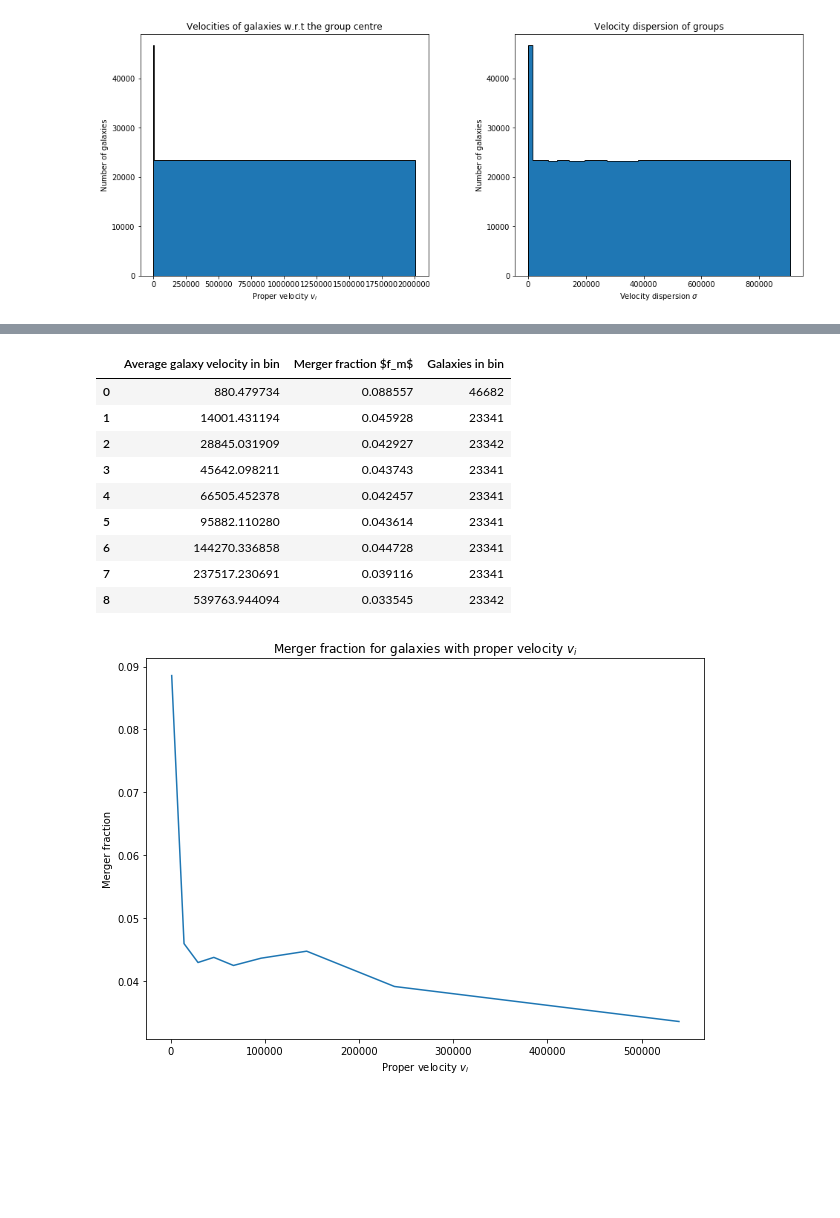
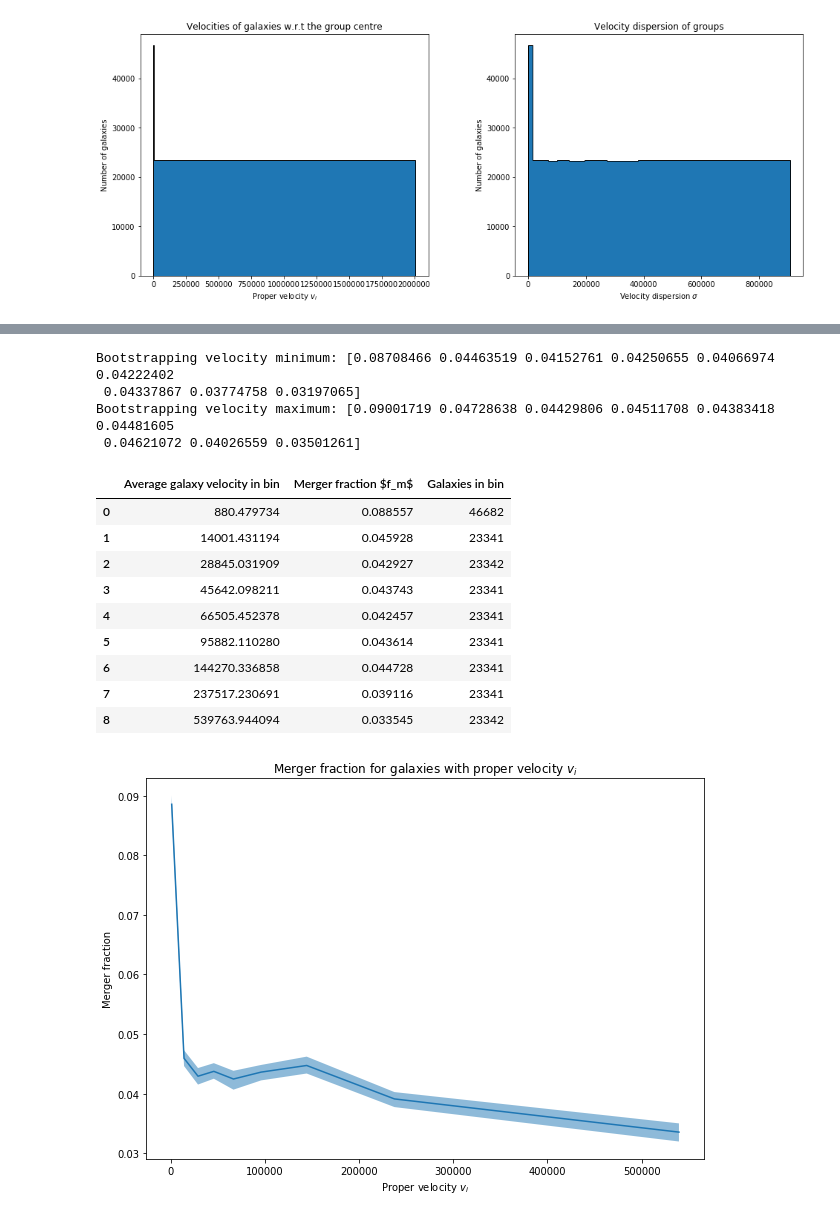
Before and after one commit to tplews98/MPhys_Project, a Jupyter notebook: Hilary work/HT_Week0_Velocities.ipynb, the cells around one changed output, grey strips where cells are left out. Saved outputs shown, nothing was run; the diff lists cells and outputs as text; code cells hidden in the pictures; blank space fills up the shorter version.

Commit message:
Velocities and velocity dispersion merger fraction

```diff
--- a/Hilary work/HT_Week0_Velocities.ipynb
+++ b/Hilary work/HT_Week0_Velocities.ipynb
@@ -388,5 +393,54 @@ Velocity dispersion bins: [     0.          15793.51270893  43576.48548984  7085
+# %%
+def merger_fraction_velocity_bootstrapping(data, velocity_bins, iterations, bootstrapping_fraction):
+    """For each iteration (the number given by "iterations") takes a random sample of the data
+    (the fraction given by "bootstrapping_fraction") and calculates the merger fraction
+    using the bins provided. Returns an array of size (iterations x number of points)
+    containing every merger fraction calculated."""
+
+    # Resample table with only the data needed to speed up processing
+    data = data[["v_i", "Merger_classifications"]].to_pandas()
+
+    # Calculate number of points for plotting
+    number_of_points = len(velocity_bins) - 1
+
+    # Calculate the size of each sample to calculate merger fraction with
+    number_for_boostrapping = int(bootstrapping_fraction * len(data))
+
+    # Create numpy array to store merger fraction calculations in
+    merger_fractions = np.zeros((iterations, number_of_points))
+
+    # Loop to calculate merger fraction
+    for x in range(iterations):
+        # Generate new sample of the data
+        data_sampled = data.sample(number_for_boostrapping)
+
+        # Bin data by velocities, with the bin sizes specified
+        allbinned, bin_edges = np.histogram(data_sampled["v_i"], bins=velocity_bins)
+        mergersbinned, bin_edges = np.histogram(data_sampled[data_sampled["Merger_classifications"] > 0]["v_i"], bins=velocity_bins)
+
+        allbinned = allbinned.astype(float)
+        mergersbinned = mergersbinned.astype(float)
+
+        # Find merger fraction and add to numpy array of all merger fractions
+        merger_fractions[x] = mergersbinned / allbinned
+
+    return merger_fractions
+
+# Call function with all_data and calculated velocity bins
+merger_fraction_velocity_bootstrapped = merger_fraction_velocity_bootstrapping(velocity_data, velocity_equal_bins, iterations=1000, bootstrapping_fraction=0.9)
+merger_fraction_velocity_bootstrapped_min = np.amin(merger_fraction_velocity_bootstrapped, axis=0) # Find minimum of each point
+merger_fraction_velocity_bootstrapped_max = np.amax(merger_fraction_velocity_bootstrapped, axis=0) # Find maximum of each point
+
+# Print minimum and maximum merger fractions of each point
+print("Bootstrapping velocity minimum: " + str(merger_fraction_velocity_bootstrapped_min))
+print("Bootstrapping velocity maximum: " + str(merger_fraction_velocity_bootstrapped_max))
+# %% [output]
+Bootstrapping velocity minimum: [0.08708466 0.04463519 0.04152761 0.04250655 0.04066974 0.04222402
+ 0.04337867 0.03774758 0.03197065]
+Bootstrapping velocity maximum: [0.09001719 0.04728638 0.04429806 0.04511708 0.04383418 0.04481605
+ 0.04621072 0.04026559 0.03501261]
 # %%
-# Define a function that given some data, will return the merger fraction against redshift
+# Define a function that given some data, will return the merger fraction against galaxy velocities
 def merger_fraction_velocity_binning(data, velocity_bins):
     """Takes data, picks out mergers and calculates the merger fraction using
     the bins provided. Returns an array of merger fraction against galaxy velocities,
@@ -396,11 +450,11 @@ def merger_fraction_velocity_binning(data, velocity_bins):
     # Resample table with only the data needed
     data = data[["v_i", "Merger_classifications"]]
 
-    # Bin data by group size, with the bin sizes specified
+    # Bin data by velocity, with the bin sizes specified
     allbinned, bin_edges = np.histogram(data["v_i"], bins=velocity_bins)
     mergersbinned, bin_edges = np.histogram(data[data["Merger_classifications"] > 0]["v_i"], bins=velocity_bins)
 
-    # Calculate the average group size in each bin for plotting data
+    # Calculate the average velocity in each bin for plotting data
     bin_centres=[]
     for i in range(len(bin_edges) - 1):
         bin_centres.append(data[(data["v_i"] >= bin_edges[i]) & (data["v_i"] < bin_edges[i + 1])]["v_i"].mean())
@@ -410,33 +464,34 @@ def merger_fraction_velocity_binning(data, velocity_bins):
 
     # Find merger fraction
     merger_fraction_group = mergersbinned / allbinned
 
     return merger_fraction_group, bin_centres, allbinned.astype(int)
 
-# Call function with all_data and calculated logarithmic bins
+# Call function with all_data and calculated velocity bins
 merger_fraction_velocities, velocity_bin_centres, galaxies_in_bin = merger_fraction_velocity_binning(velocity_data, velocity_equal_bins)
 
-# Create dataframe of average group size, merger fraction and gaalxies in each bin and display it
+# Create dataframe of average galaxy velocity, merger fraction and gaalxies in each bin and display it
 merger_fraction_velocity_info = list(zip(velocity_bin_centres, merger_fraction_velocities, galaxies_in_bin))
 display(pd.DataFrame(merger_fraction_velocity_info, columns=["Average galaxy velocity in bin", "Merger fraction $f_m$", "Galaxies in bin"]))
 
 # Plot a line plot of merger fraction with the minimum and maximum from bootstrapping filled in
 plt.figure(figsize=(10,7))
 plt.plot(velocity_bin_centres, merger_fraction_velocities)
+plt.fill_between(velocity_bin_centres, merger_fraction_velocity_bootstrapped_min, merger_fraction_velocity_bootstrapped_max, alpha=0.5)
 #plt.xscale("log")
 plt.xlabel("Proper velocity $v_i$")
 plt.ylabel("Merger fraction")
 plt.title("Merger fraction for galaxies with proper velocity $v_i$")
 plt.show()
 # %% [output]
 |  | Average galaxy velocity in bin | Merger fraction $f_m$ | Galaxies in bin |
 | 0 | 880.479734 | 0.088557 | 46682 |
 | 1 | 14001.431194 | 0.045928 | 23341 |
 | 2 | 28845.031909 | 0.042927 | 23342 |
 | 3 | 45642.098211 | 0.043743 | 23341 |
 | 4 | 66505.452378 | 0.042457 | 23341 |
 | 5 | 95882.110280 | 0.043614 | 23341 |
 | 6 | 144270.336858 | 0.044728 | 23341 |
 | 7 | 237517.230691 | 0.039116 | 23341 |
 | 8 | 539763.944094 | 0.033545 | 23342 |
-[figure, old version]
+[figure, new version]
```
Also changed, not shown: parts of 13 cells of this notebook.
